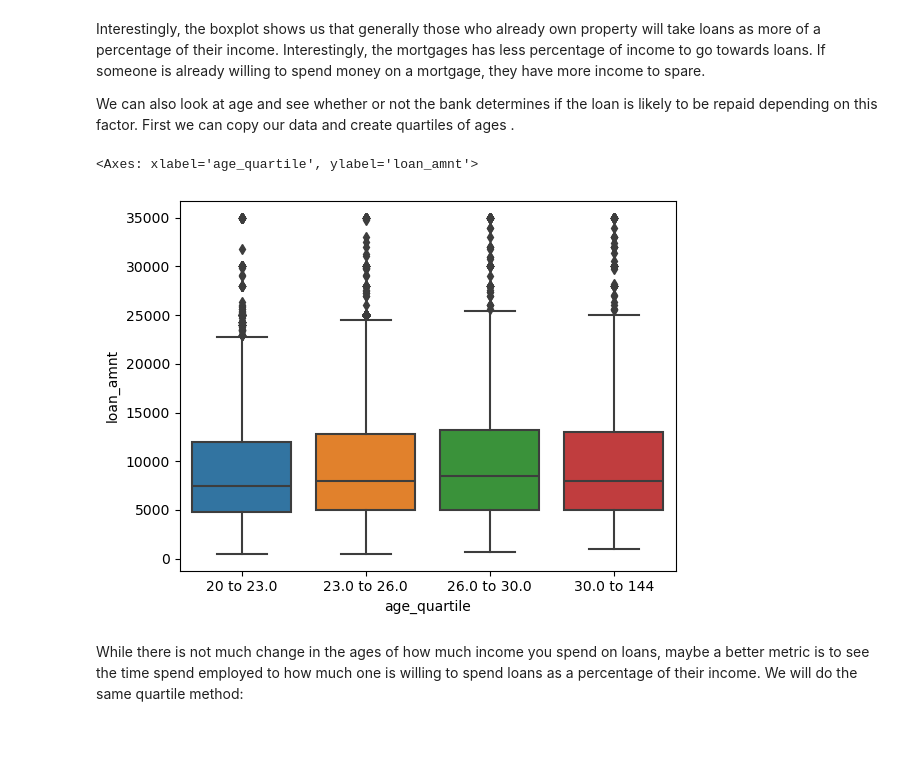
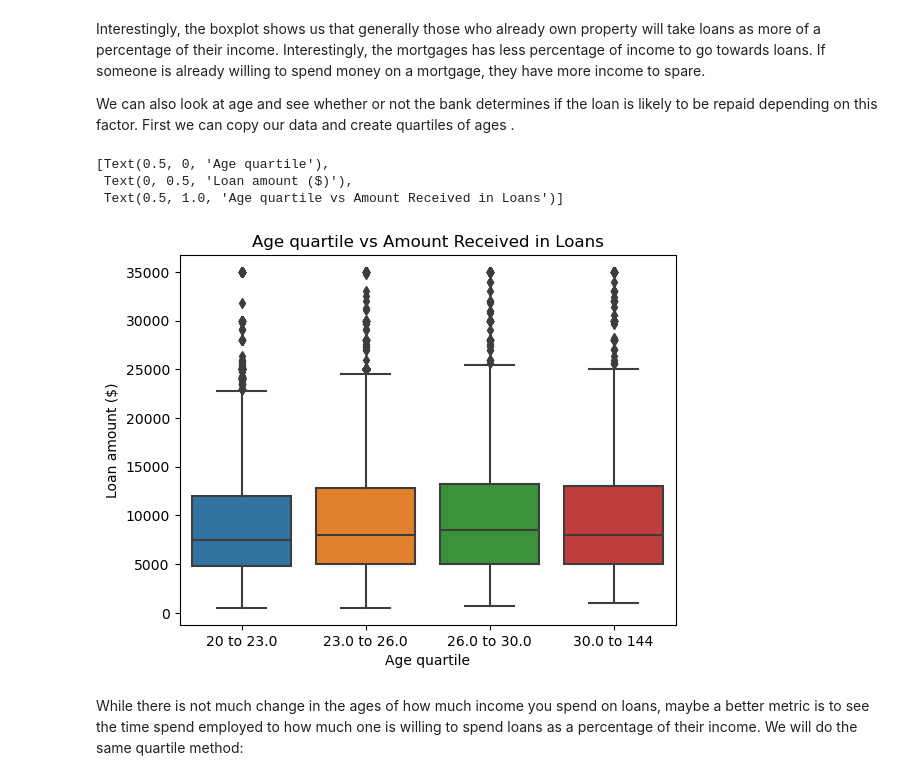
Before and after one commit to jakerobg/jakerobg.github.io, a Jupyter notebook: posts/optimal-decision-making/index.ipynb, the cells around one changed output. Saved outputs shown, nothing was run; the diff lists cells and outputs as text; code cells hidden in the pictures; blank space fills up the shorter version.

```diff
--- a/posts/optimal-decision-making/index.ipynb
+++ b/posts/optimal-decision-making/index.ipynb
@@ -72,18 +74,20 @@ We can also look at age and see whether or not the bank determines if the loan i
 # %%
 df_age_c = df_train.copy()
 
 quartiles = df_age_c['person_age'].quantile([0.25, 0.5, 0.75])
 q1 = f"{df_age_c['person_age'].min()} to {quartiles[0.25]}"
 q2 = f"{quartiles[0.25]} to {quartiles[0.50]}"
 q3 = f"{quartiles[0.50]} to {quartiles[0.75]}"
 q4 = f"{quartiles[0.75]} to {df_age_c['person_age'].max()}"
 df_age_c['age_quartile'] = pd.qcut(df_train['person_age'], q = [0, 0.25, 0.5, 0.75, 1], labels = [q1, q2, q3, q4])
 
 # now we can plot
-sns.boxplot(df_age_c, x='age_quartile', y='loan_amnt')
+sns.boxplot(df_age_c, x='age_quartile', y='loan_amnt').set(xlabel ="Age quartile", ylabel = "Loan amount ($)", title ='Age quartile vs Amount Received in Loans')
 # %% [output]
-<Axes: xlabel='age_quartile', ylabel='loan_amnt'>
+[Text(0.5, 0, 'Age quartile'),
+ Text(0, 0.5, 'Loan amount ($)'),
+ Text(0.5, 1.0, 'Age quartile vs Amount Received in Loans')]
-[figure, old version]
+[figure, new version]
 # %% [markdown]
 While there is not much change in the ages of how much income you spend on loans, maybe a better metric is to see the time spend employed to how much one is willing to spend loans as a percentage of their income. We will do the same quartile method:
 # %%
```
Also changed, not shown: parts of 6 cells of this notebook, 22 other files.
